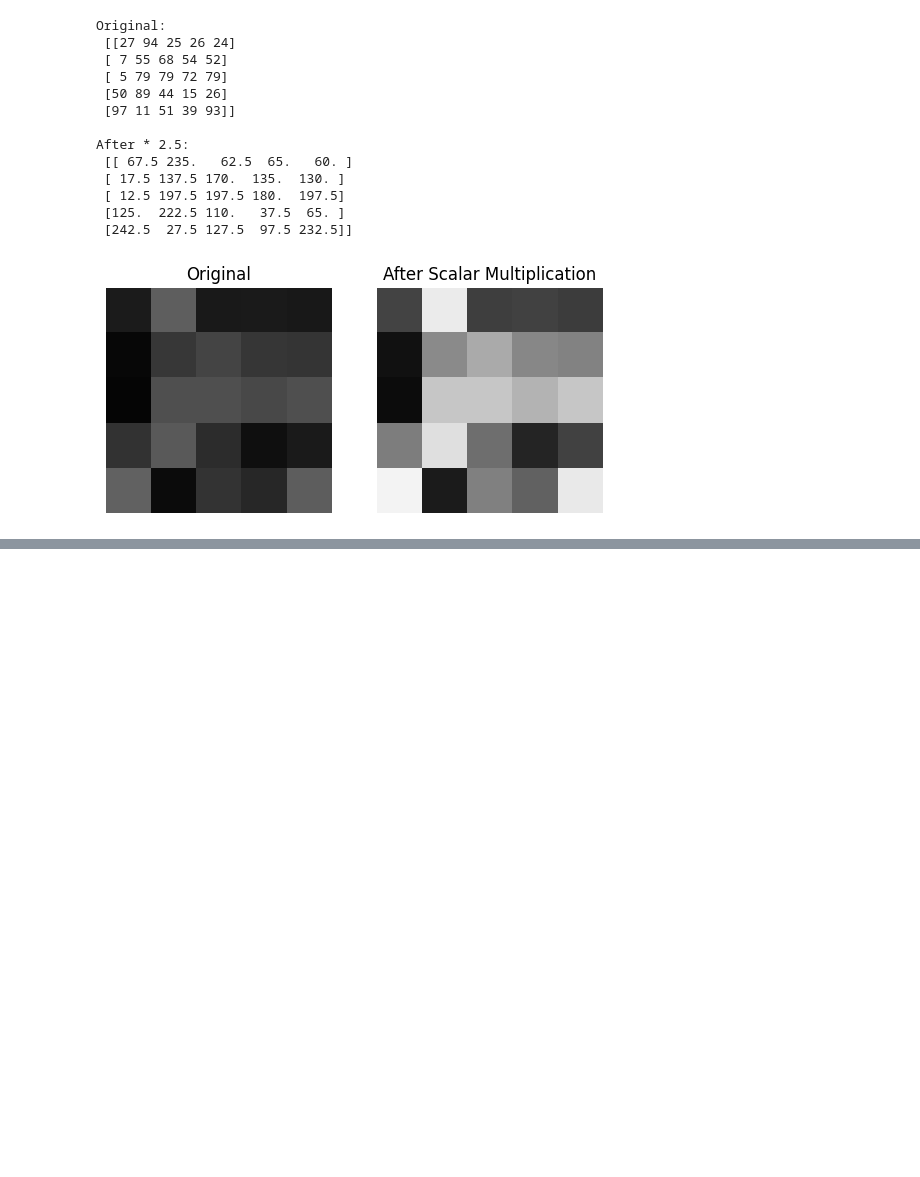
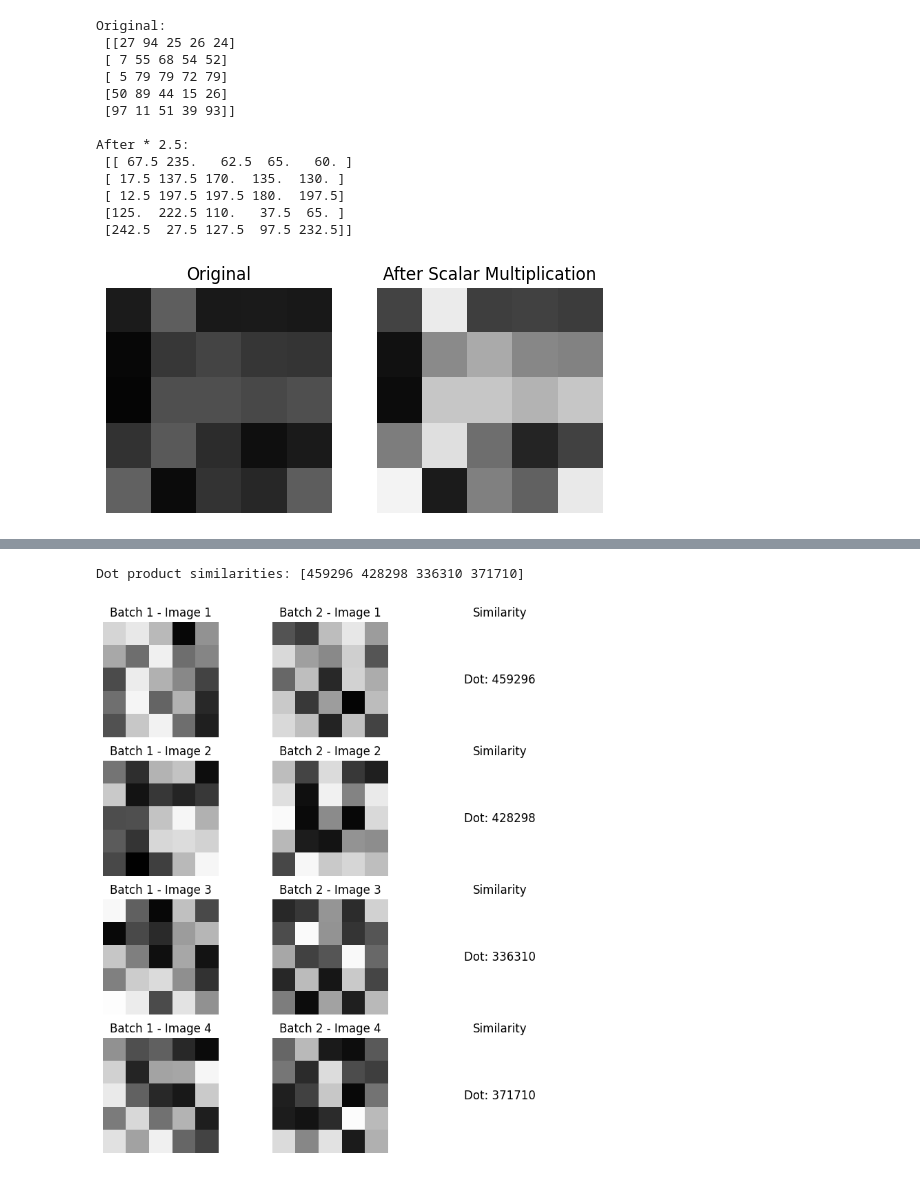
Before and after one commit to sandula-sanchana/ML, a Jupyter notebook: day2/day2.ipynb, the cells around one changed output, grey strips where cells are left out. Drawn from its saved outputs; the diff is of its cells as text; code cells hidden in the pictures; blank space fills up the shorter version.

Commit message:
pairwise . product exercise

```diff
--- a/day2/day2.ipynb
+++ b/day2/day2.ipynb
@@ -184,0 +185,41 @@ print(x)
+# %%
+import numpy as np
+import matplotlib.pyplot as plt
+
+
+batch_1 = np.random.randint(0, 255, (4, 5, 5))
+batch_2 = np.random.randint(0, 255, (4, 5, 5))
+
+
+flattened_b1 = batch_1.reshape(4, -1)  # shape (4,25)
+flattened_b2 = batch_2.reshape(4, -1)  # shape (4,25)
+
+
+similarities = np.sum(flattened_b1 * flattened_b2, axis=1)  # shape (4,)
+print("Dot product similarities:", similarities)
+
+
+plt.figure(figsize=(9, 10))
+
+for i in range(4):
+
+    plt.subplot(4, 3, i * 3 + 1)
+    plt.imshow(batch_1[i], cmap='gray', vmin=0, vmax=255)
+    plt.title(f"Batch 1 - Image {i+1}")
+    plt.axis('off')
+
+
+    plt.subplot(4, 3, i * 3 + 2)
+    plt.imshow(batch_2[i], cmap='gray', vmin=0, vmax=255)
+    plt.title(f"Batch 2 - Image {i+1}")
+    plt.axis('off')
+
+    plt.subplot(4, 3, i * 3 + 3)
+    plt.axis('off')
+    plt.text(0.5, 0.5, f"Dot: {similarities[i]}", ha='center', va='center', fontsize=12)
+    plt.title("Similarity")
+
+plt.show()
+# %% [output]
+Dot product similarities: [459296 428298 336310 371710]
+[figure, added]
```
Also changed, not shown: parts of 1 cell of this notebook, 1 other file.
